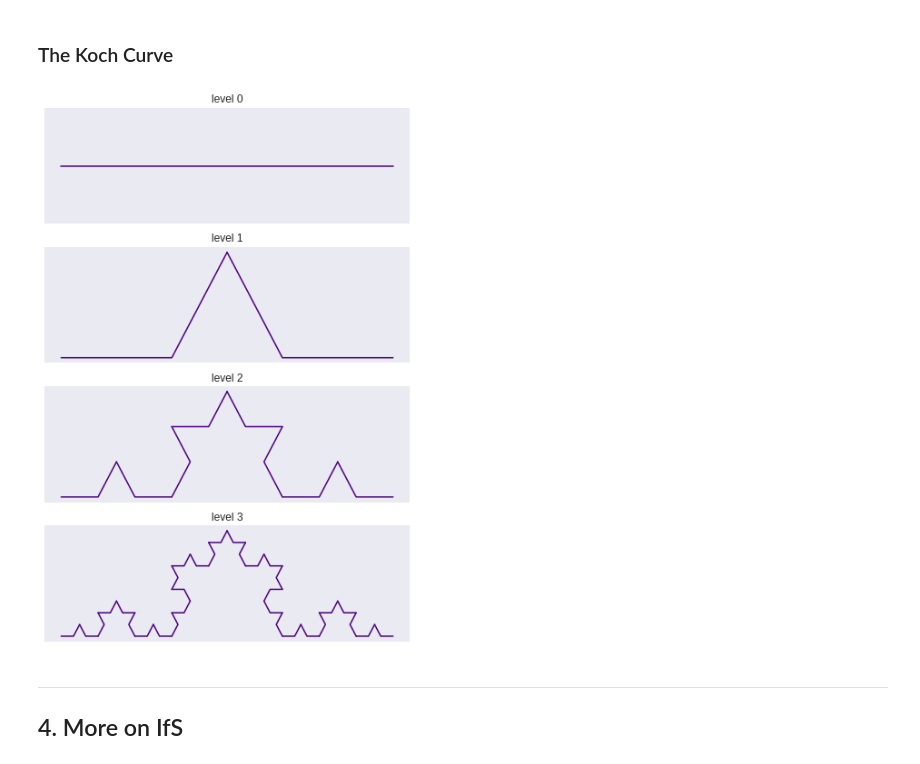
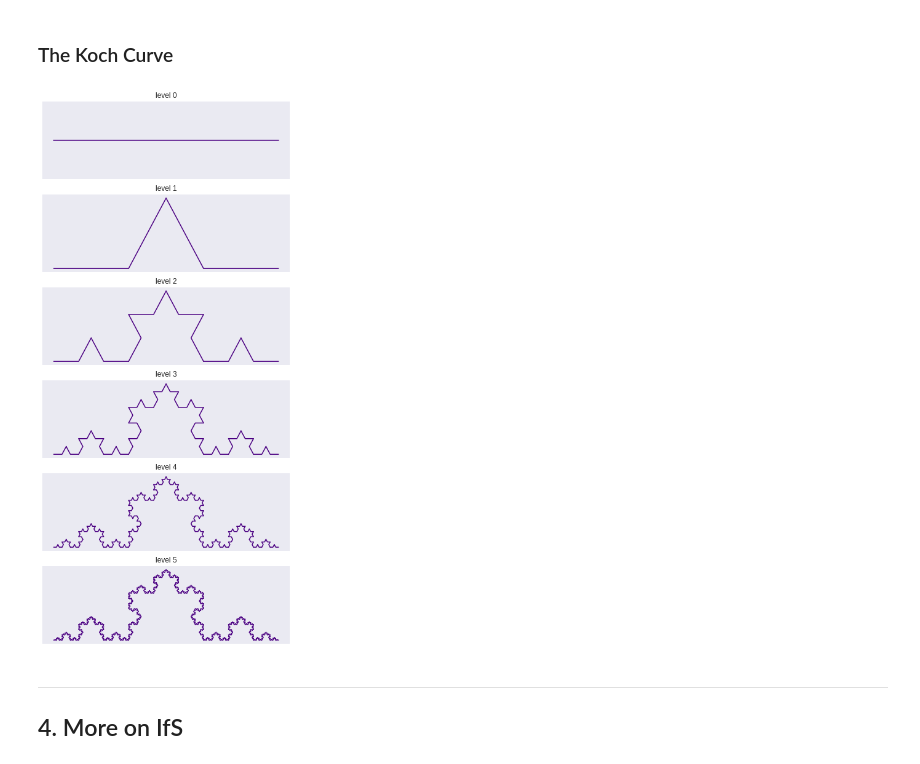
Before and after one commit to salimstnl/bme-fractal, a Jupyter notebook: main.ipynb, the cells around one changed output. Drawn from its saved outputs; the diff is of its cells as text; code cells hidden in the pictures.

```diff
--- a/main.ipynb
+++ b/main.ipynb
@@ -182,11 +196,11 @@ cant.cplot(cant.cbase, n)
 # %%
 import fractalpackage.koch as koch
 # %%
-n = 4    # Try changing 4 into 8 and wait for the magic.
+n = 6    # Modify the parameter here.
 
 koch.kplot(koch.kbase, n)
 # %% [output]
-[figure, old version]
+[figure, new version]
 # %% [markdown]
 ---
 
```
Also changed, not shown: parts of 8 cells of this notebook.
